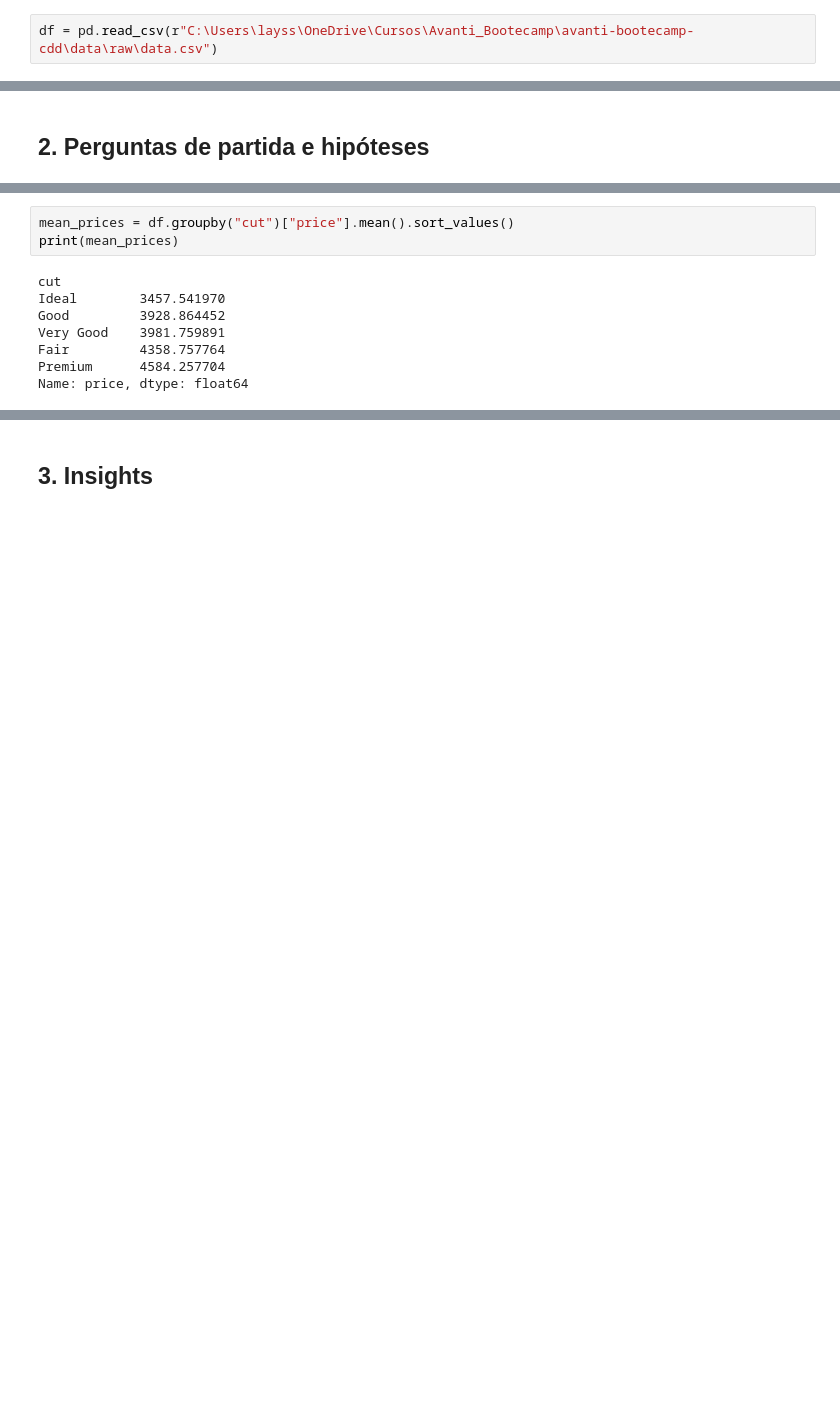
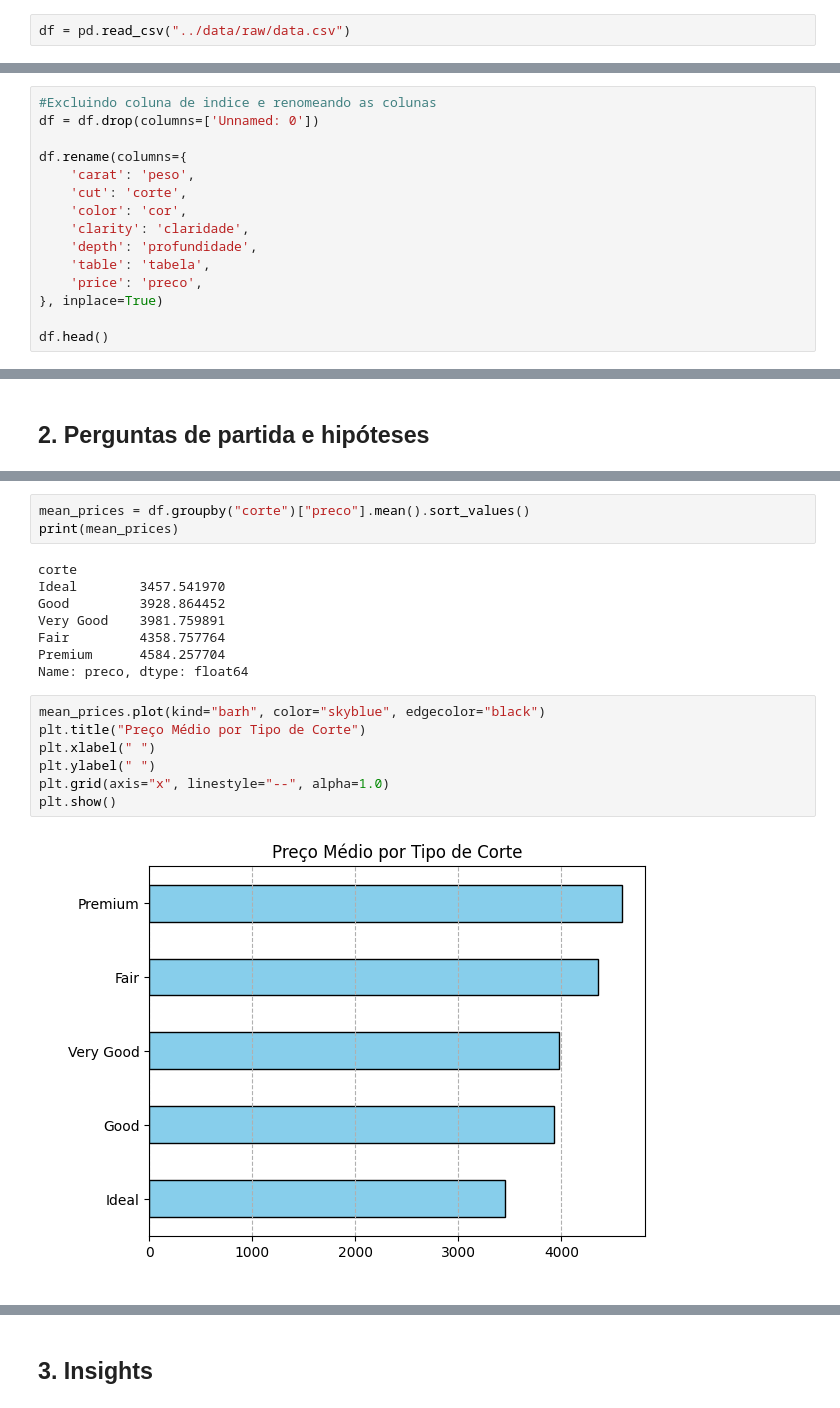
Before and after one commit to laayrd/avanti-bootcamp-cdd, a Jupyter notebook: notebooks/01-exploratory_data_analysis.ipynb, the cells around one changed output, grey strips where cells are left out. Cells and saved outputs as stored; diff of their text form; blank space fills up the shorter version.

```diff
--- a/notebooks/01-exploratory_data_analysis.ipynb
+++ b/notebooks/01-exploratory_data_analysis.ipynb
@@ -7,5 +9,5 @@ import seaborn as sns
 # %%
-df = pd.read_csv(r"C:\Users\layss\OneDrive\Cursos\Avanti_Bootecamp\avanti-bootecamp-cdd\data\raw\data.csv")
+df = pd.read_csv("../data/raw/data.csv")
 # %%
 df.head()
 # %% [output]
@@ -15,3 +17,18 @@ df.head()
 | 2 | 2 | 0.23 | Good | E | VS1 | 56.9 | 65.0 | 327 | 4.05 | 4.07 | 2.31 |
 | 3 | 3 | 0.29 | Premium | I | VS2 | 62.4 | 58.0 | 334 | 4.20 | 4.23 | 2.63 |
 | 4 | 4 | 0.31 | Good | J | SI2 | 63.3 | 58.0 | 335 | 4.34 | 4.35 | 2.75 |
+# %%
+#Excluindo coluna de indice e renomeando as colunas
+df = df.drop(columns=['Unnamed: 0'])
+
+df.rename(columns={
+    'carat': 'peso',
+    'cut': 'corte',
+    'color': 'cor',
+    'clarity': 'claridade',
+    'depth': 'profundidade',
+    'table': 'tabela',
+    'price': 'preco',
+}, inplace=True)
+
+df.head()
@@ -117,11 +174,20 @@ Hipótese: Diamantes com cortes de qualidade superior (Ideal) tendem a ser mais
 # %%
-mean_prices = df.groupby("cut")["price"].mean().sort_values()
+mean_prices = df.groupby("corte")["preco"].mean().sort_values()
 print(mean_prices)
 # %% [output]
-cut
+corte
 Ideal        3457.541970
 Good         3928.864452
 Very Good    3981.759891
 Fair         4358.757764
 Premium      4584.257704
-Name: price, dtype: float64
+Name: preco, dtype: float64
+# %%
+mean_prices.plot(kind="barh", color="skyblue", edgecolor="black")
+plt.title("Preço Médio por Tipo de Corte")
+plt.xlabel(" ")
+plt.ylabel(" ")
+plt.grid(axis="x", linestyle="--", alpha=1.0)
+plt.show()
+# %% [output]
+[figure, added]
```
Also changed, not shown: parts of 41 cells of this notebook.
